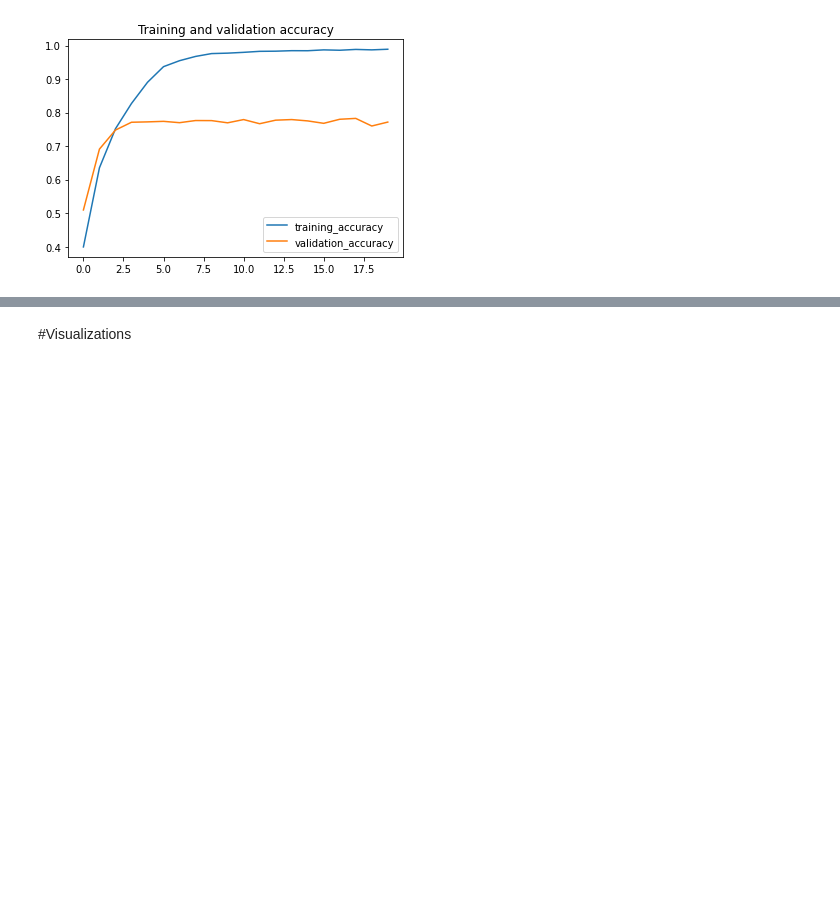
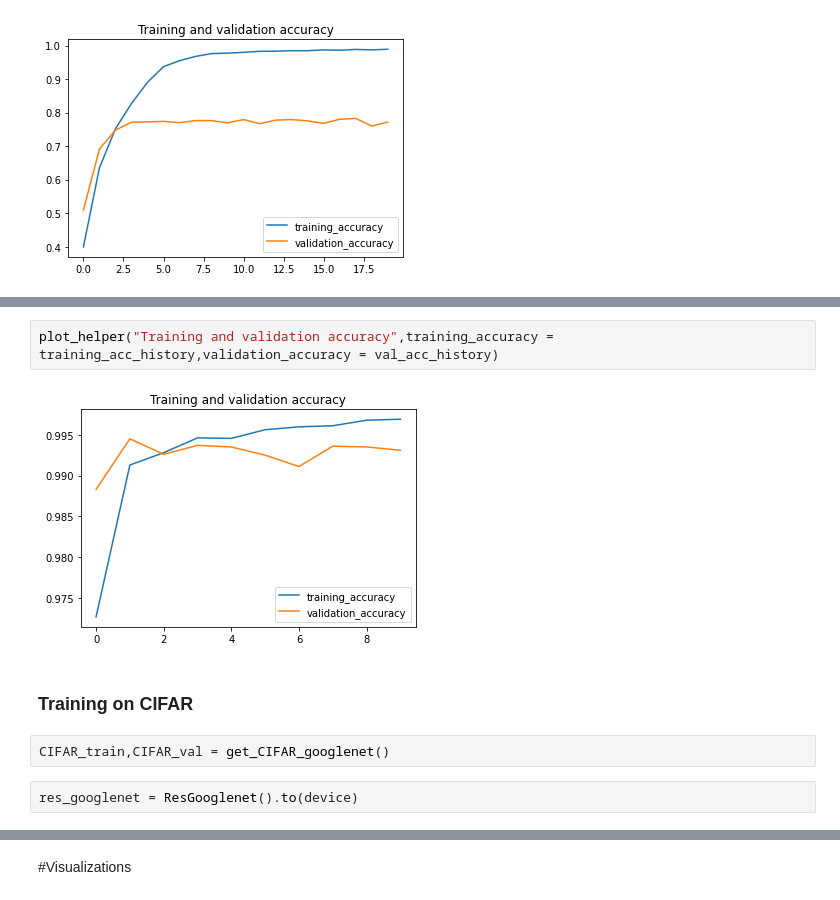
Before and after one commit to khalit7/Computer_Vision_Models_Analysis, a Jupyter notebook: Image_classification.ipynb, the cells around one changed output, grey strips where cells are left out. Cells and saved outputs as stored; diff of their text form; blank space fills up the shorter version.

```diff
--- a/Image_classification.ipynb
+++ b/Image_classification.ipynb
@@ -743,0 +1009,10 @@ plot_helper("Training and validation accuracy",training_accuracy = training_acc_
+# %%
+plot_helper("Training and validation accuracy",training_accuracy = training_acc_history,validation_accuracy = val_acc_history)
+# %% [output]
+[figure, added]
+# %% [markdown]
+### Training on CIFAR
+# %%
+CIFAR_train,CIFAR_val = get_CIFAR_googlenet()
+# %%
+res_googlenet = ResGooglenet().to(device)
```
Also changed, not shown: parts of 21 cells of this notebook.
